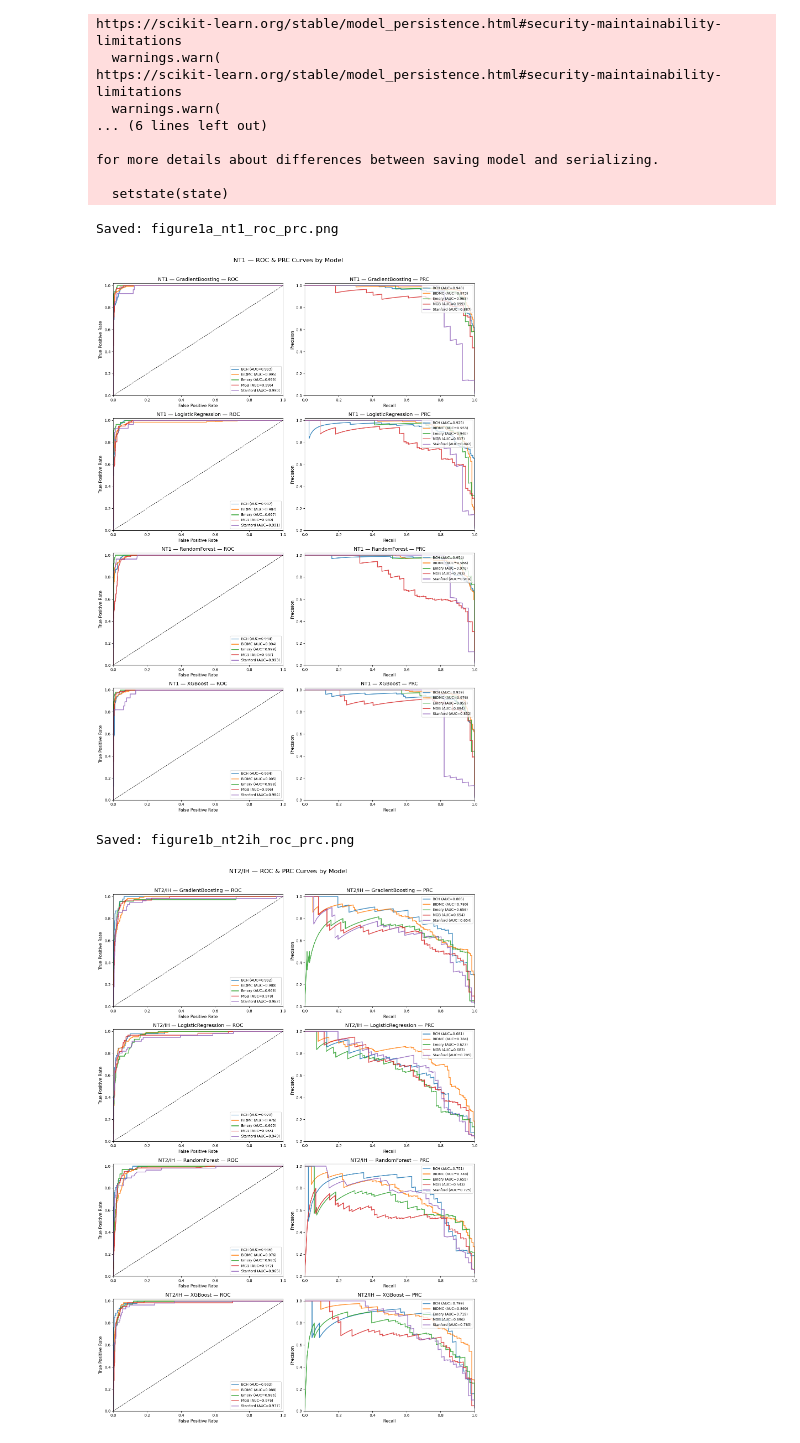
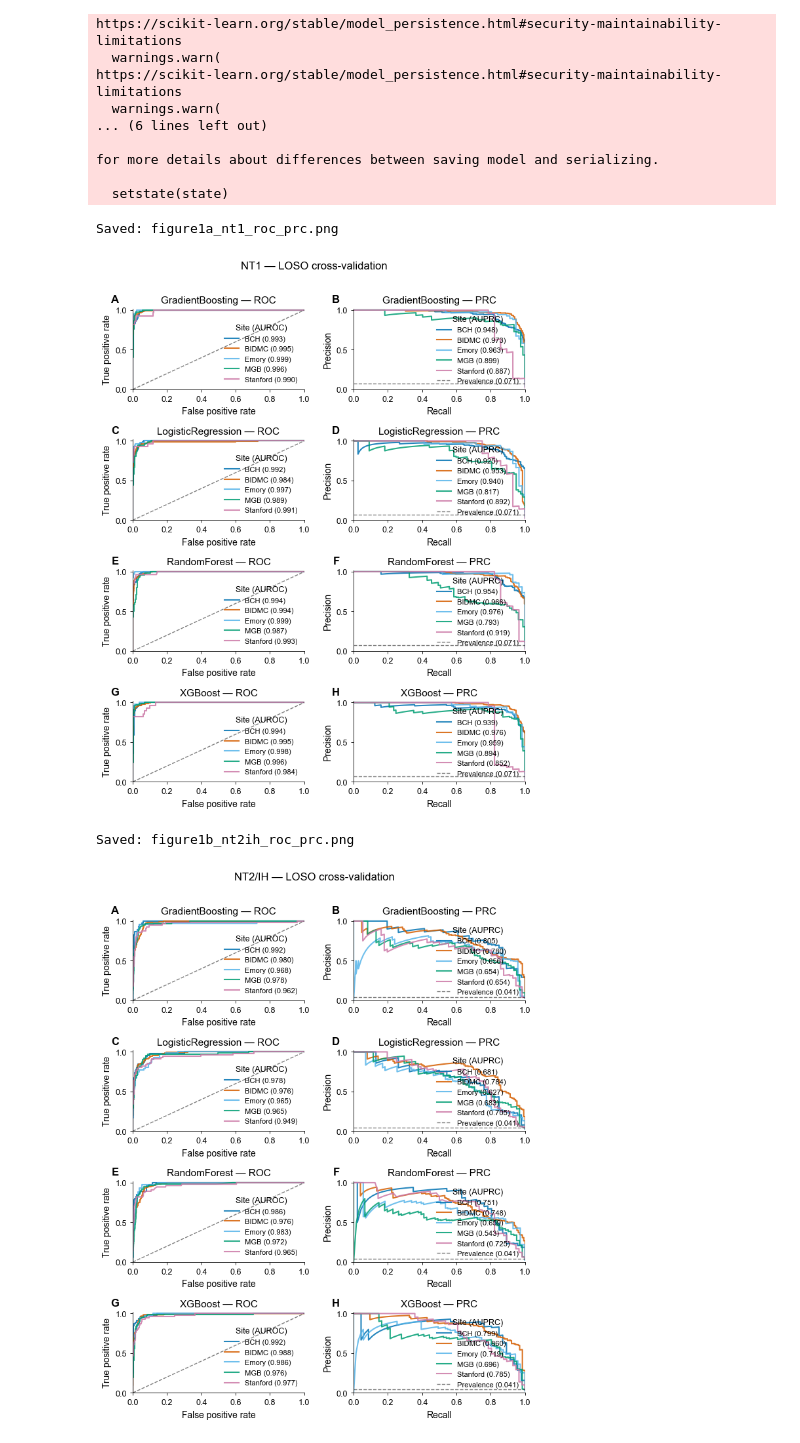
Before and after one commit to bdsp-core/NAX-Narcolepsy, a Jupyter notebook: paper_figures/roc_prc.ipynb, the cells around one changed output. Drawn from its saved outputs; the diff is of its cells as text; code cells hidden in the pictures.

```diff
--- a/paper_figures/roc_prc.ipynb
+++ b/paper_figures/roc_prc.ipynb
@@ -89,9 +95,15 @@ from sklearn.metrics import roc_curve, precision_recall_curve, auc
 MANUSCRIPT_FIG_DIR = Path('../manuscript/figures')
 MANUSCRIPT_FIG_DIR.mkdir(parents=True, exist_ok=True)
 
-# Figure 1 = combined ROC/PRC for both NT1 and NT2/IH
-# Save individual panels for reference, but the main figure is figure1_roc_prc.png
 fig_name_map = {'nt1': 'figure1a_nt1_roc_prc.png', 'nt2ih': 'figure1b_nt2ih_roc_prc.png'}
+
+# Panel labels: rows = models (alphabetical), cols = ROC/PRC
+panel_labels_4x2 = [
+    ['A', 'B'],
+    ['C', 'D'],
+    ['E', 'F'],
+    ['G', 'H'],
+]
 
 for model_type in ['nt1', 'nt2ih']:
     model_comparison = all_models[model_type]
@@ -109,61 +121,78 @@ for model_type in ['nt1', 'nt2ih']:
     model_names = sorted(model_comparison.keys())
     n_models = len(model_names)
 
-    fig, axes = plt.subplots(n_models, 2, figsize=(14, 5 * n_models))
+    # Height: 2.1in per row → 4 models = 8.4in (under 9.5in max)
+    fig, axes = plt.subplots(n_models, 2, figsize=(6.875, 2.1 * n_models))
     if n_models == 1:
         axes = axes.reshape(1, -1)
 
-    site_colors = {site: plt.cm.tab10.colors[i] for i, site in enumerate(sorted(list(model_comparison.values())[0].keys()))}
+    # Colorblind-safe site colors from pub_style
+    site_color_map = {site_mapping[s]: SITE_COLORS[site_mapping[s]]
+                      for s in sorted(list(model_comparison.values())[0].keys())}
+
+    # Compute prevalence for PRC baseline (same across models)
+    y_all = feat[model_type].to_numpy()
+    prevalence = y_all.mean()
 
     for m_idx, model_name in enumerate(model_names):
         models = model_comparison[model_name]
         ax_roc = axes[m_idx, 0]
         ax_prc = axes[m_idx, 1]
 
+        # Add panel labels
+        add_panel_label(ax_roc, panel_labels_4x2[m_idx][0])
+        add_panel_label(ax_prc, panel_labels_4x2[m_idx][1])
+
         for test_site in sorted(models.keys()):
             test_feat = feat.filter(pl.col('cohort') == test_site)
-            X_test = test_feat.drop(['annot', 'cohort', 'id', 'date',model_type])
+            X_test = test_feat.drop(['annot', 'cohort', 'id', 'date', model_type])
             y_test = test_feat[model_type].to_numpy()
 
             y_prob = models[test_site].predict_proba(X_test)[:, 1]
-            color = site_colors[test_site]
+            site_label = site_mapping[test_site]
+            color = SITE_COLORS[site_label]
 
             fpr, tpr, _ = roc_curve(y_test, y_prob)
             roc_auc = auc(fpr, tpr)
-            ax_roc.plot(fpr, tpr, color=color, alpha=0.85, linewidth=2,
-                        label=f"{site_mapping[test_site]} (AUC={roc_auc:.3f})")
+            ax_roc.plot(fpr, tpr, color=color, alpha=0.85, linewidth=LINE_WIDTH,
+                        label=f"{site_label} ({roc_auc:.3f})")
 
-            precision, recall, _ = precision_recall_curve(y_test, y_prob)
-            pr_auc = auc(recall, precision)
-            ax_prc.plot(recall, precision, color=color, alpha=0.85, linewidth=2,
-                        label=f"{site_mapping[test_site]} (AUC={pr_auc:.3f})")
+            precision_vals, recall_vals, _ = precision_recall_curve(y_test, y_prob)
+            pr_auc = auc(recall_vals, precision_vals)
+            ax_prc.plot(recall_vals, precision_vals, color=color, alpha=0.85,
+                        linewidth=LINE_WIDTH,
+                        label=f"{site_label} ({pr_auc:.3f})")
 
-        ax_roc.plot([0, 1], [0, 1], 'k--', linewidth=1)
-        ax_roc.set_title(f'{label} — {model_name} — ROC', fontsize=13)
-        ax_roc.set_xlabel('False Positive Rate', fontsize=11)
-        ax_roc.set_ylabel('True Positive Rate', fontsize=11)
-        ax_roc.legend(fontsize=9, loc='lower right')
+        # ROC: chance line
+        ax_roc.plot([0, 1], [0, 1], 'k--', linewidth=REFERENCE_LINE_WIDTH, alpha=0.5)
+        ax_roc.set_title(f'{model_name} — ROC')
+        ax_roc.set_xlabel('False positive rate')
+        ax_roc.set_ylabel('True positive rate')
+        ax_roc.legend(title='Site (AUROC)', loc='lower right')
         ax_roc.set_xlim([0, 1])
         ax_roc.set_ylim([0, 1.02])
 
-        ax_prc.set_title(f'{label} — {model_name} — PRC', fontsize=13)
-        ax_prc.set_xlabel('Recall', fontsize=11)
-        ax_prc.set_ylabel('Precision', fontsize=11)
-        ax_prc.legend(fontsize=9, loc='upper right')
+        # PRC: prevalence baseline
+        ax_prc.axhline(prevalence, color='k', linestyle='--',
+                       linewidth=REFERENCE_LINE_WIDTH, alpha=0.5,
+                       label=f'Prevalence ({prevalence:.3f})')
+        ax_prc.set_title(f'{model_name} — PRC')
+        ax_prc.set_xlabel('Recall')
+        ax_prc.set_ylabel('Precision')
+        ax_prc.legend(title='Site (AUPRC)', loc='upper right')
         ax_prc.set_xlim([0, 1])
         ax_prc.set_ylim([0, 1.02])
 
-    fig.suptitle(f'{label} — ROC & PRC Curves by Model', fontsize=16, y=1.01)
+    fig.suptitle(f'{label} — LOSO cross-validation', fontsize=FONT_SIZE_TITLE + 1,
+                 y=1.01)
     plt.tight_layout()
 
-    # Save to manuscript/figures/
-    fig.savefig(MANUSCRIPT_FIG_DIR / fig_name_map[model_type],
-                dpi=300, bbox_inches='tight', facecolor='white')
+    savefig(fig, str(MANUSCRIPT_FIG_DIR / fig_name_map[model_type]))
     print(f'Saved: {fig_name_map[model_type]}')
 
     plt.show()
 # %% [output]
 Saved: figure1a_nt1_roc_prc.png
-[figure, old version]
+[figure, new version]
 Saved: figure1b_nt2ih_roc_prc.png
-[figure, old version]
+[figure, new version]
```
Also changed, not shown: parts of 1 cell of this notebook, 20 other files.
